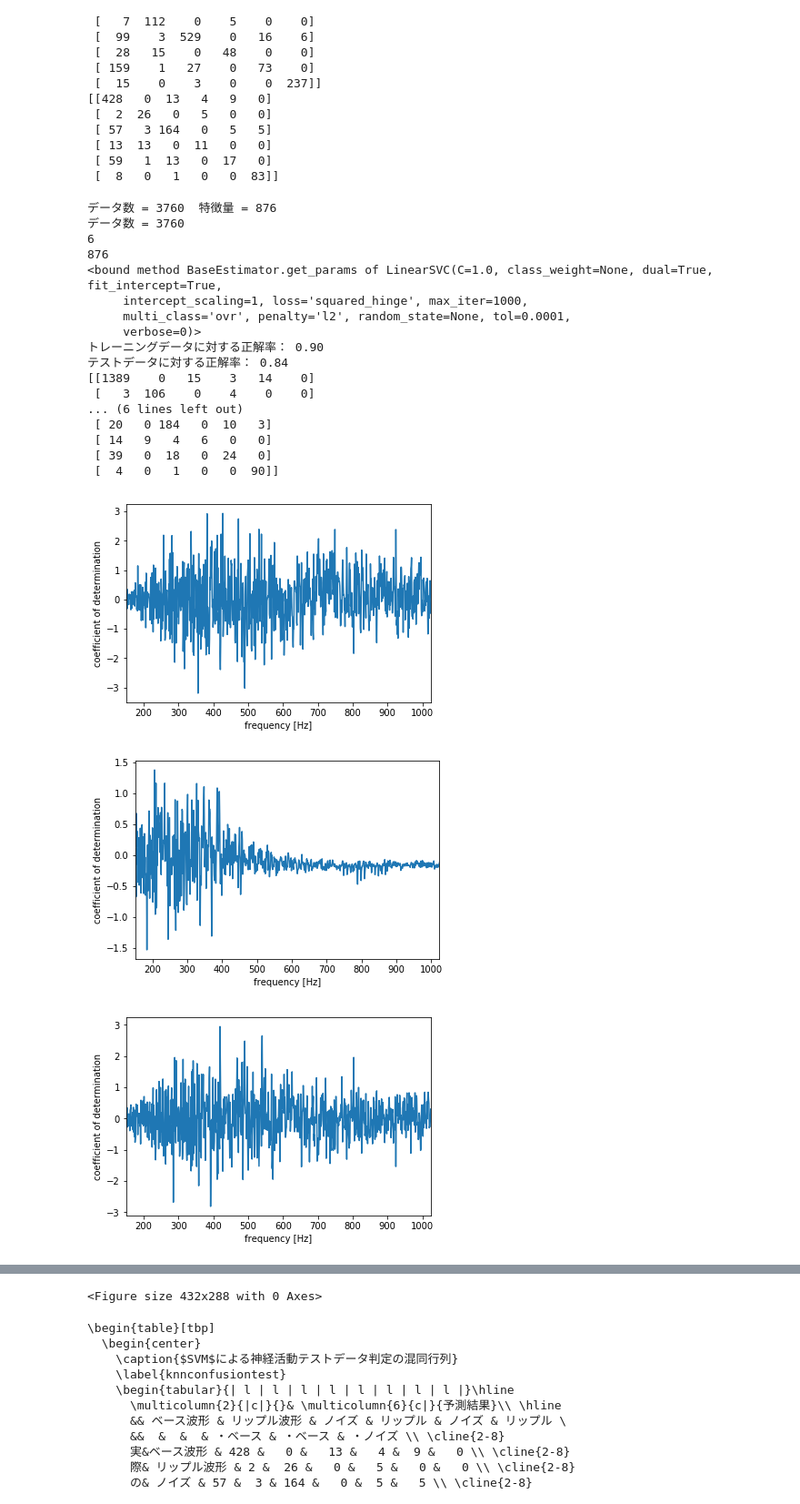
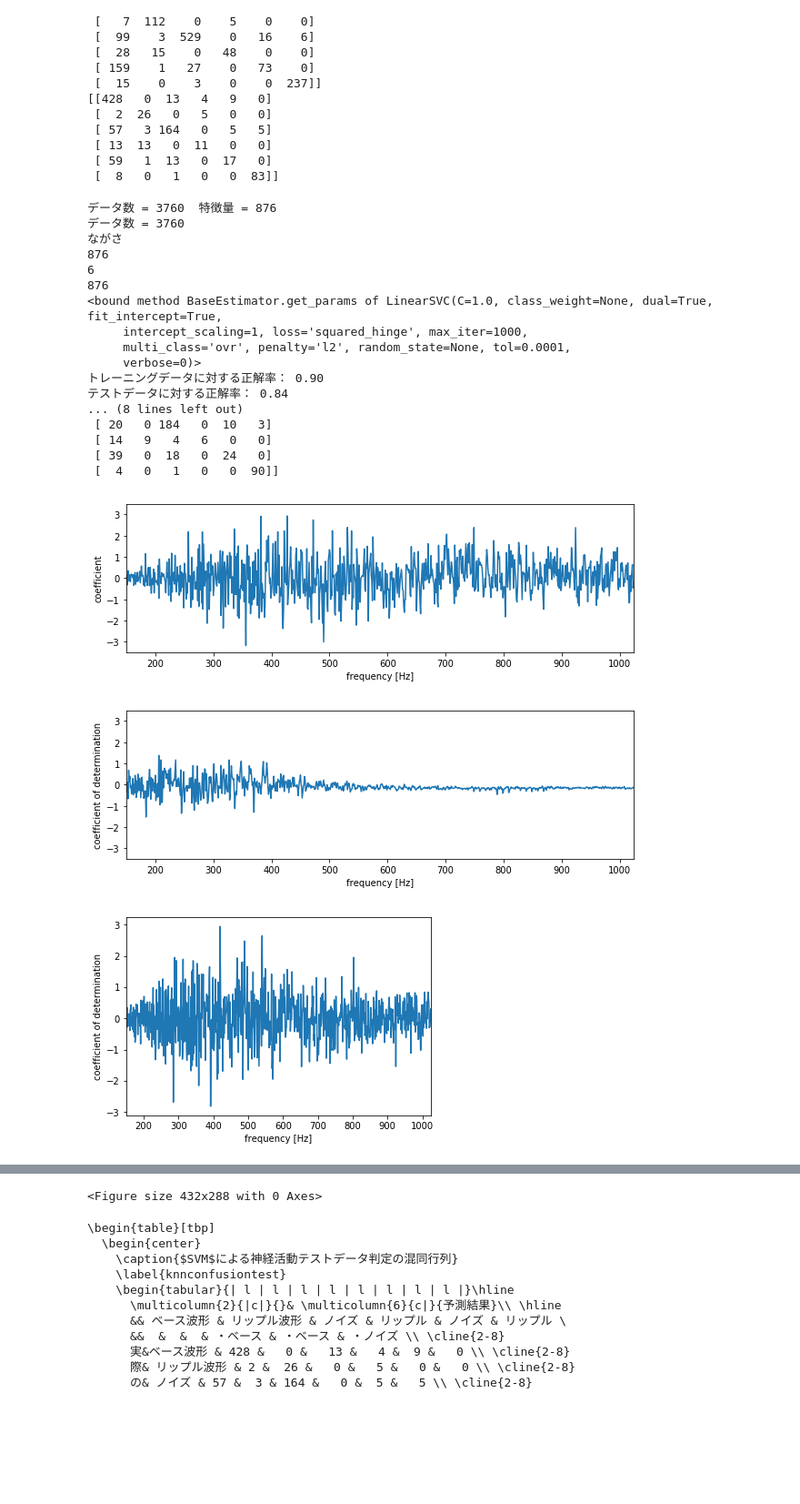
Before and after one commit to kitada4010/sbc, a Jupyter notebook: python/jupyter/Untitled11.ipynb, the cells around one changed output, grey strips where cells are left out. Shown at 91% size. Cells and saved outputs as stored; diff of their text form; code cells hidden in the pictures; blank space fills up the shorter version.

```diff
--- a/python/jupyter/Untitled11.ipynb
+++ b/python/jupyter/Untitled11.ipynb
@@ -484,16 +484,16 @@ from matplotlib import pyplot as plt
 
 #ubuntu
 # 特徴量
-#X = np.loadtxt("/home/nodoka/18-kitada-bachelor-data/spectrogram/4ms-feature-data/group/150.csv",delimiter=",")
+X = np.loadtxt("/home/nodoka/18-kitada-bachelor-data/spectrogram/4ms-feature-data/group/150.csv",delimiter=",")
 # 目的変数
-#Y = np.loadtxt("/home/nodoka/18-kitada-bachelor-data/spectrogram/4ms-feature-data/group/label.csv",delimiter=",")
+Y = np.loadtxt("/home/nodoka/18-kitada-bachelor-data/spectrogram/4ms-feature-data/group/label.csv",delimiter=",")
 
 #vine linux
 # 特徴量
-X = np.loadtxt("/home2/nodoka/18-kitada-bachelor-data/spectrogram/4ms-feature-data/group/150.csv",delimiter=",")
+#X = np.loadtxt("/home2/nodoka/18-kitada-bachelor-data/spectrogram/4ms-feature-data/group/150.csv",delimiter=",")
 #print(X)
 # 目的変数
-Y = np.loadtxt("/home2/nodoka/18-kitada-bachelor-data/spectrogram/4ms-feature-data/group/label.csv",delimiter=",")
+#Y = np.loadtxt("/home2/nodoka/18-kitada-bachelor-data/spectrogram/4ms-feature-data/group/label.csv",delimiter=",")
 
 
 # データ表示（特徴量）
@@ -529,19 +529,24 @@ time = range(149, 1025)
 
 
 #print(model.coef_[0])
+plt.figure(figsize=(10,3))
 plt.plot(time, model.coef_[0])
 plt.xlabel("frequency [Hz]")
-plt.ylabel("coefficient of determination")
+plt.ylabel("coefficient")
 plt.xlim(150,1024)
-plt.savefig('base.eps',dpi=300)
-plt.figure()
+plt.ylim(-3.5,3.5)
+plt.savefig('base.eps' ,dpi=300)
 
+plt.figure(figsize=(10,3))
 plt.plot(time, model.coef_[1])
 plt.xlabel("frequency [Hz]")
 plt.ylabel("coefficient of determination")
 plt.xlim(150,1024)
+plt.ylim(-3.5,3.5)
 plt.savefig('ripple.eps',dpi=300)
 plt.figure()
+print('ながさ')
+print(len(model.coef_[1]))
 
 plt.plot(time, model.coef_[2])
 plt.xlabel("frequency [Hz]")
@@ -581,38 +586,38 @@ from sklearn.metrics import accuracy_score
 # トレーニングデータに対する精度
 pred_train = model.predict(X_train)
 accuracy_train = accuracy_score(Y_train, pred_train)
 print('トレーニングデータに対する正解率： %.2f' % accuracy_train)
 
 
 
 # テストデータに対する精度
 pred_test = model.predict(X_test)
 accuracy_test = accuracy_score(Y_test, pred_test)
 print('テストデータに対する正解率： %.2f' % accuracy_test)
 
 from sklearn.metrics import confusion_matrix
 print(confusion_matrix(Y_train, pred_train))
 print(confusion_matrix(Y_test, pred_test))
 # %% [output]
 データ数 = 3760  特徴量 = 876
 データ数 = 3760
+ながさ
+876
 6
 876
 <bound method BaseEstimator.get_params of LinearSVC(C=1.0, class_weight=None, dual=True, fit_intercept=True,
      intercept_scaling=1, loss='squared_hinge', max_iter=1000,
      multi_class='ovr', penalty='l2', random_state=None, tol=0.0001,
      verbose=0)>
 トレーニングデータに対する正解率： 0.90
 テストデータに対する正解率： 0.84
-[[1389    0   15    3   14    0]
- [   3  106    0    4    0    0]
-... (6 lines left out)
+... (8 lines left out)
  [ 20   0 184   0  10   3]
  [ 14   9   4   6   0   0]
  [ 39   0  18   0  24   0]
  [  4   0   1   0   0  90]]
-[figure, old version]
+[figure, new version]
-[figure, old version]
+[figure, new version]
 [figure]
 [figure]
 [figure]
```
Also changed, not shown: 9 other files.
